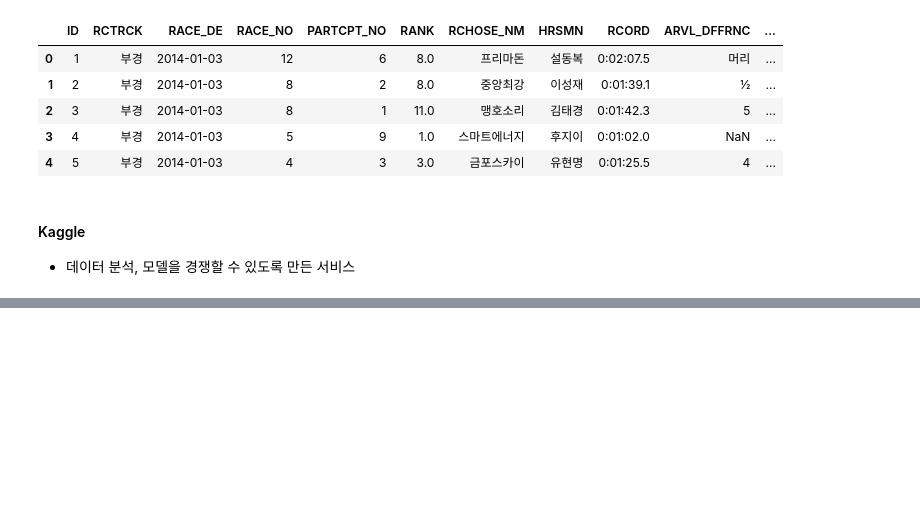
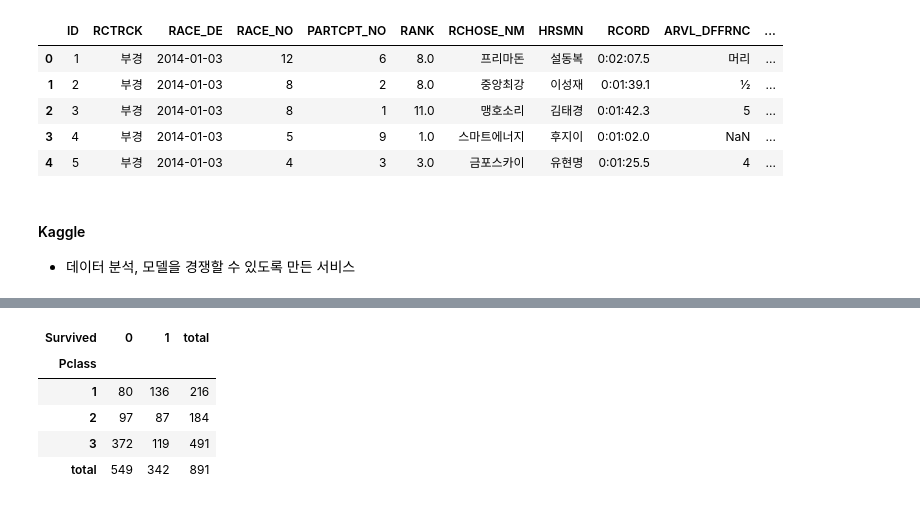
Before and after one commit to saanghyuk/0B-python, a Jupyter notebook: code/02_numpy_pandas/05_pandas_3.ipynb, the cells around one changed output, grey strips where cells are left out. Saved outputs shown, nothing was run; the diff lists cells and outputs as text; code cells hidden in the pictures; blank space fills up the shorter version.

```diff
--- a/code/02_numpy_pandas/05_pandas_3.ipynb
+++ b/code/02_numpy_pandas/05_pandas_3.ipynb
@@ -51,0 +75,5 @@ df.head()
+# %%
+# pivot table
+# docs: https://pandas.pydata.org/pandas-docs/stable/reference/api/pandas.pivot_table.html
+titanic["counts"] = 1
+titanic.tail()
@@ -51,0 +95,3 @@ df.head()
+# %%
+result = titanic.pivot_table("counts", ["Pclass"], ["Survived"], aggfunc=np.sum)
+result
@@ -51,0 +104,3 @@ df.head()
+# %%
+result["total"] = result[0] + result[1]
+result
@@ -51,0 +113,11 @@ df.head()
+# %%
+result.loc["total"] = result.loc[1] + result.loc[2] + result.loc[3]
+# %%
+result
+# %% [output]
+| Survived | 0 | 1 | total |
+| Pclass |  |  |  |
+| 1 | 80 | 136 | 216 |
+| 2 | 97 | 87 | 184 |
+| 3 | 372 | 119 | 491 |
+| total | 549 | 342 | 891 |
```
Also changed, not shown: parts of 9 cells of this notebook, 1 other file.
